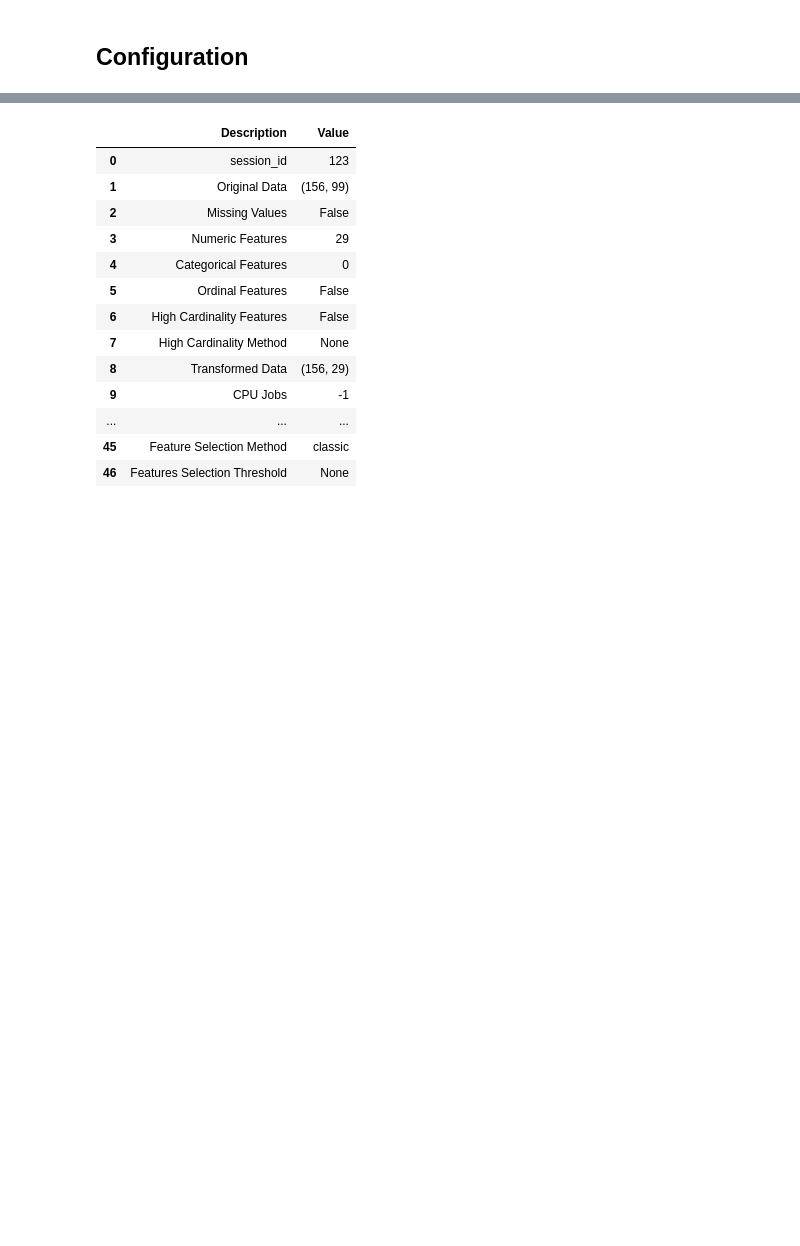
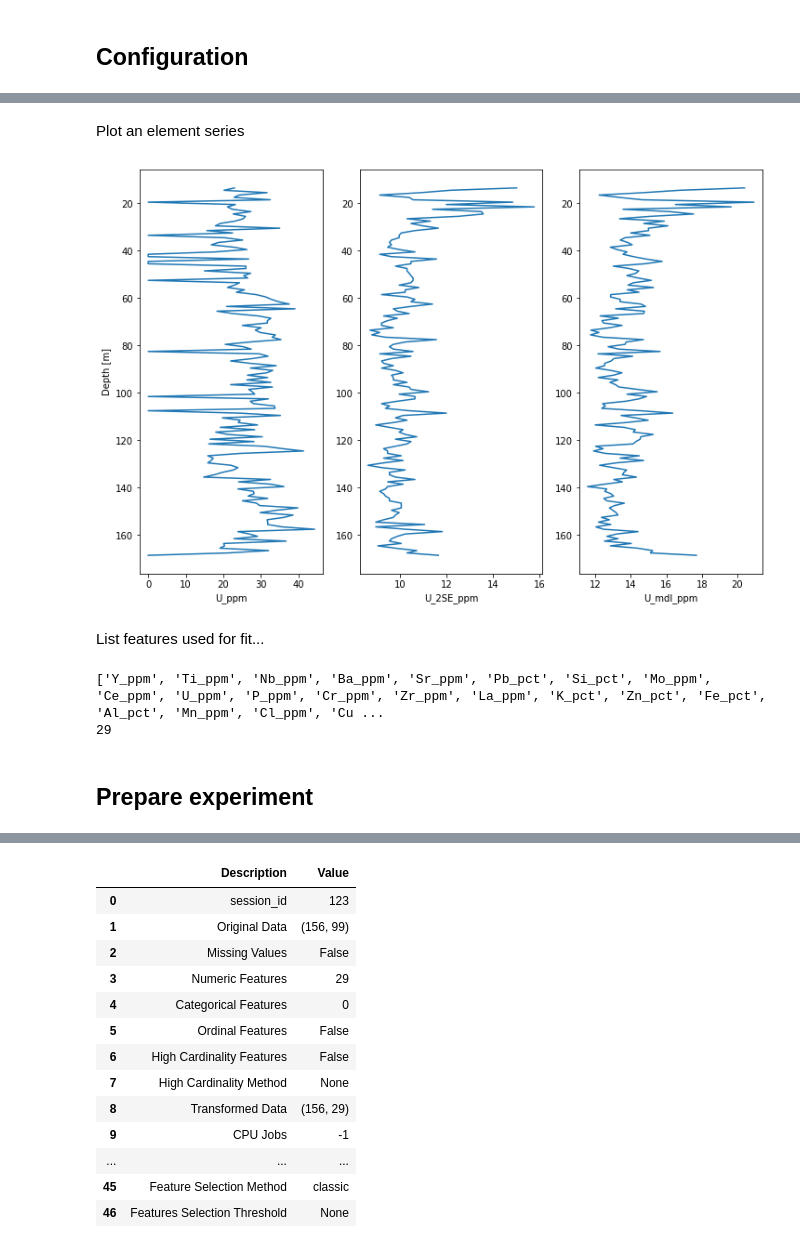
Before and after one commit to nchowes/digital-core, a Jupyter notebook: demos/dGeochemExperiment.ipynb, the cells around one changed output, grey strips where cells are left out. Cells and saved outputs as stored; diff of their text form; code cells hidden in the pictures; blank space fills up the shorter version.

```diff
--- a/demos/dGeochemExperiment.ipynb
+++ b/demos/dGeochemExperiment.ipynb
@@ -20,0 +52,17 @@ this = GeochemML.read_csv( filepath )
+# %% [markdown]
+Plot an element series
+# %%
+this.preview( "U" )
+# %% [output]
+[figure, added]
+# %% [markdown]
+List features used for fit...
+# %%
+features = this.features()
+print( features )
+print( len(features) )
+# %% [output]
+['Y_ppm', 'Ti_ppm', 'Nb_ppm', 'Ba_ppm', 'Sr_ppm', 'Pb_pct', 'Si_pct', 'Mo_ppm', 'Ce_ppm', 'U_ppm', 'P_ppm', 'Cr_ppm', 'Zr_ppm', 'La_ppm', 'K_pct', 'Zn_pct', 'Fe_pct', 'Al_pct', 'Mn_ppm', 'Cl_ppm', 'Cu ...
+29
+# %% [markdown]
+## Prepare experiment
```
Also changed, not shown: parts of 41 cells of this notebook, 8 other files.
